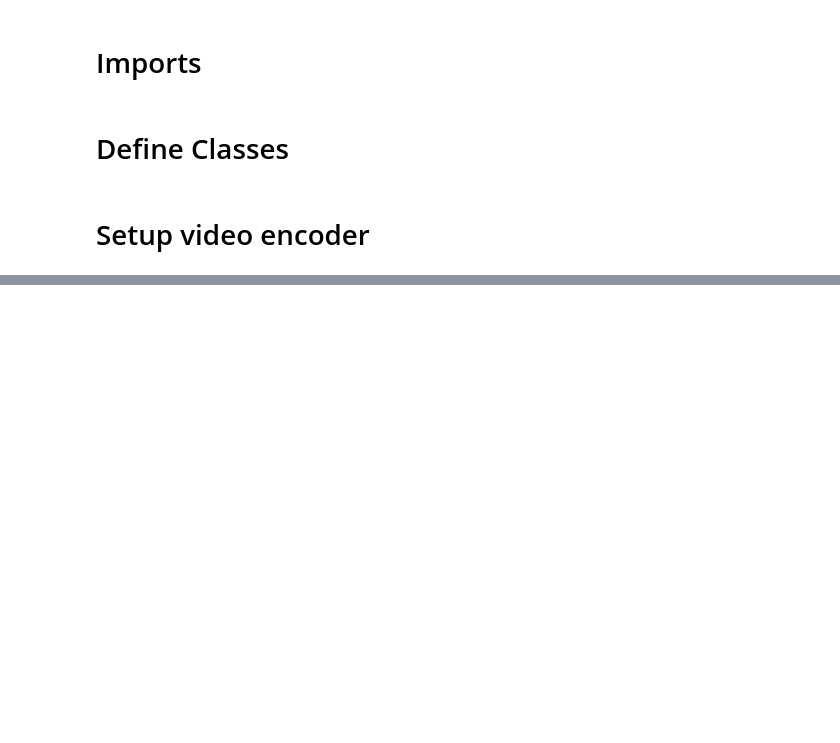
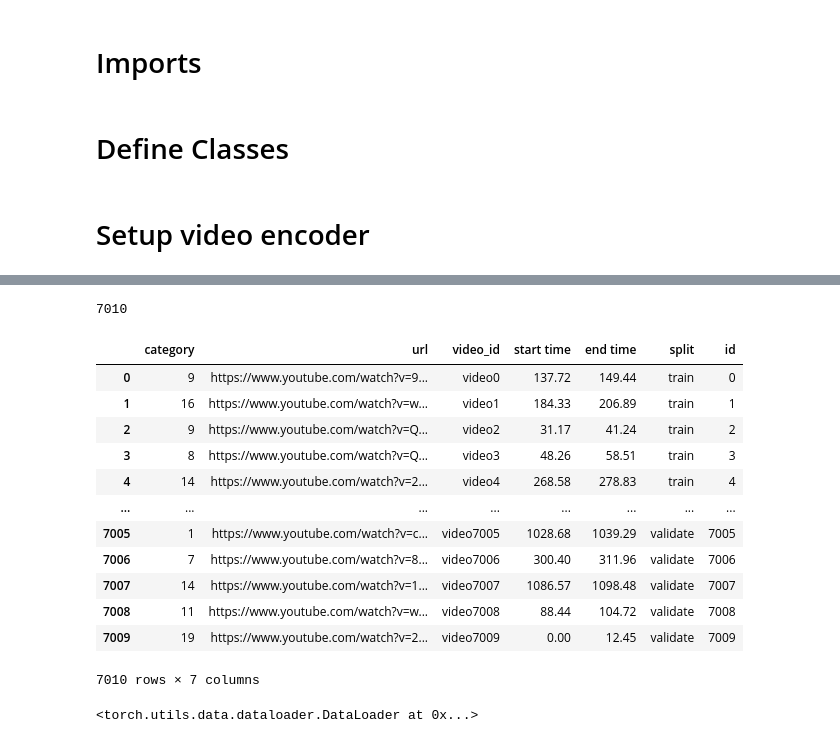
Before and after one commit to FormulaMonks/video-captioning, a Jupyter notebook: train.ipynb, the cells around one changed output, grey strips where cells are left out. Saved outputs shown, nothing was run; the diff lists cells and outputs as text; code cells hidden in the pictures; blank space fills up the shorter version.

Commit message:
fixing dataloader

```diff
--- a/train.ipynb
+++ b/train.ipynb
@@ -181,0 +205,4 @@ optimizer = optim.Adam(model.parameters(), lr=0.001)
+# %%
+json_path = "train_val_annotation/train_val_videodatainfo.json"
+with open(json_path, 'r') as json_file:
+    data = json.load(json_file)
@@ -181,0 +262,25 @@ optimizer = optim.Adam(model.parameters(), lr=0.001)
+# %%
+len(df.index.unique())
+# %% [output]
+7010
+# %%
+df2 = pd.DataFrame(data["videos"])
+df2
+# %% [output]
+|  | category | url | video_id | start time | end time | split | id |
+| 0 | 9 | https://www.youtube.com/watch?v=9... | video0 | 137.72 | 149.44 | train | 0 |
+| 1 | 16 | https://www.youtube.com/watch?v=w... | video1 | 184.33 | 206.89 | train | 1 |
+| 2 | 9 | https://www.youtube.com/watch?v=Q... | video2 | 31.17 | 41.24 | train | 2 |
+| 3 | 8 | https://www.youtube.com/watch?v=Q... | video3 | 48.26 | 58.51 | train | 3 |
+| 4 | 14 | https://www.youtube.com/watch?v=2... | video4 | 268.58 | 278.83 | train | 4 |
+| ... | ... | ... | ... | ... | ... | ... | ... |
+| 7005 | 1 | https://www.youtube.com/watch?v=c... | video7005 | 1028.68 | 1039.29 | validate | 7005 |
+| 7006 | 7 | https://www.youtube.com/watch?v=8... | video7006 | 300.40 | 311.96 | validate | 7006 |
+| 7007 | 14 | https://www.youtube.com/watch?v=1... | video7007 | 1086.57 | 1098.48 | validate | 7007 |
+| 7008 | 11 | https://www.youtube.com/watch?v=w... | video7008 | 88.44 | 104.72 | validate | 7008 |
+| 7009 | 19 | https://www.youtube.com/watch?v=2... | video7009 | 0.00 | 12.45 | validate | 7009 |
+7010 rows × 7 columns
+# %%
+train_loader
+# %% [output]
+<torch.utils.data.dataloader.DataLoader at 0x...>
```
Also changed, not shown: parts of 8 cells of this notebook.
